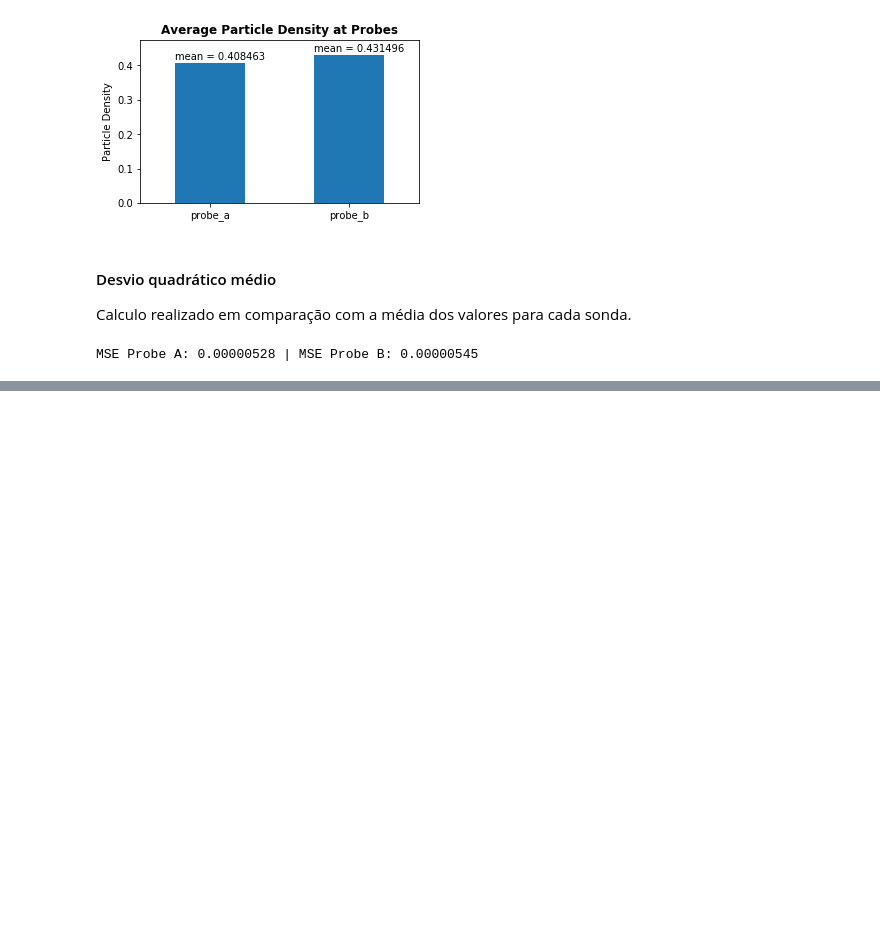
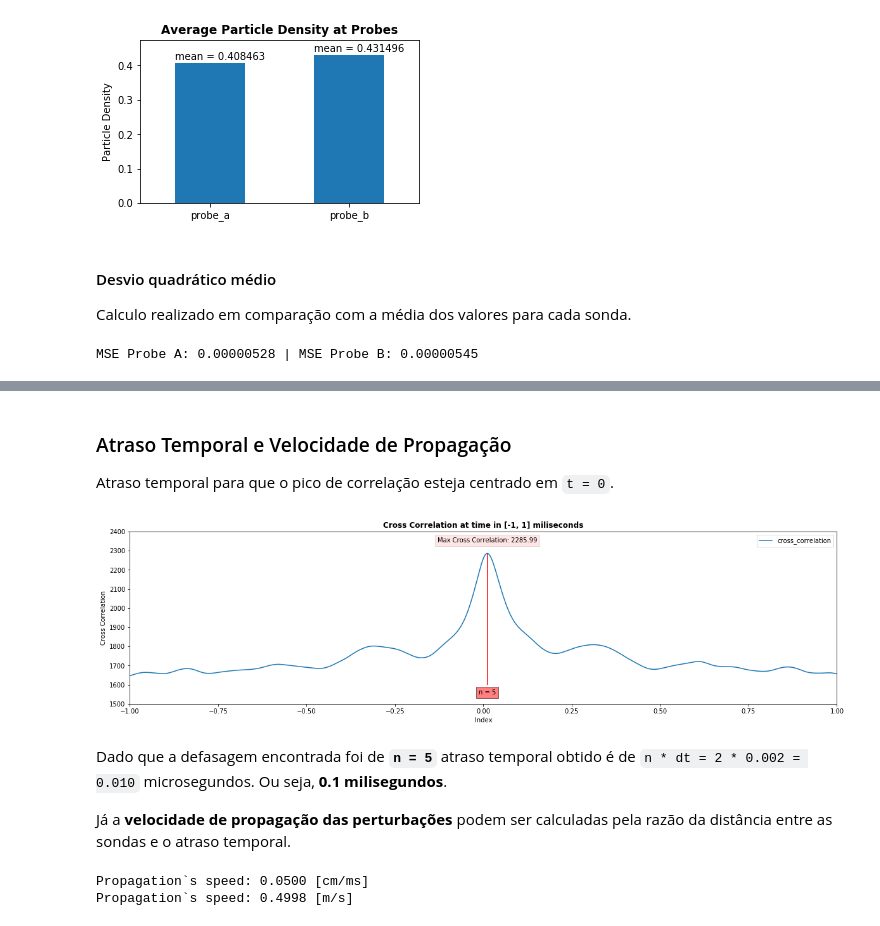
Before and after one commit to mbranbilla/plasma-physics, a Jupyter notebook: directed_study.ipynb, the cells around one changed output, grey strips where cells are left out. Saved outputs shown, nothing was run; the diff lists cells and outputs as text; code cells hidden in the pictures; blank space fills up the shorter version.

```diff
--- a/directed_study.ipynb
+++ b/directed_study.ipynb
@@ -432,0 +448,46 @@ plt.savefig('report/images/helimak_probes_a_b_cross_correlation_3ms_5ms', bbox_i
+# %% [markdown]
+### Atraso Temporal e Velocidade de Propagação
+
+Atraso temporal para que o pico de correlação esteja centrado em `t = 0`.
+# %%
+n = cross_correlation['cross_correlation'].idxmax()
+
+plt.rcParams["figure.figsize"] = (20,5)
+cross_correlation.plot(x='x', y='cross_correlation', xlim=[-1, 1], ylim = [1500, 2400])
+plt.title("Cross Correlation at time in [-1, 1] miliseconds", fontweight='bold')
+plt.xlabel("Index")
+plt.ylabel("Cross Correlation")
+plt.vlines(
+    cross_correlation.iloc[n]['x'],
+    ymin=1600,
+    ymax=cross_correlation['cross_correlation'].max(),
+    colors="red",
+    linestyles="solid"
+)
+plt.text(
+    x=cross_correlation.iloc[n]['x'],
+    y = cross_correlation.iloc[n]['cross_correlation'] * 1.025,
+    s="Max Cross Correlation: %.2f" % cross_correlation.iloc[n]['cross_correlation'],
+    horizontalalignment='center',
+    bbox=dict(facecolor='red', alpha=0.1)
+)
+plt.text(
+    x=cross_correlation.iloc[n]['x'],
+    y = 1550,
+    s="n = %.0f" % (cross_correlation.iloc[n]['x'] / 0.002),
+    horizontalalignment='center',
+    bbox=dict(facecolor='red', alpha=0.5)
+)
+plt.savefig('report/images/tcabr_probes_a_b_cross_correlation_-1ms_to_1ms', bbox_inches='tight')
+# %% [output]
+[figure, added]
+# %% [markdown]
+Dado que a defasagem encontrada foi de **`n = 5`** atraso temporal obtido é de `n * dt = 2 * 0.002 = 0.010` microsegundos. Ou seja, **0.1 milisegundos**.
+
+Já a **velocidade de propagação das perturbações** podem ser calculadas pela razão da distância entre as sondas e o atraso temporal.
+# %%
+print("Propagation`s speed: %.4f [cm/ms]" % (d_probes / (0.002 * n)))
+print("Propagation`s speed: %.4f [m/s]" % (10 * d_probes / (0.002 * n)))
+# %% [output]
+Propagation`s speed: 0.0500 [cm/ms]
+Propagation`s speed: 0.4998 [m/s]
```
Also changed, not shown: parts of 19 cells of this notebook.
